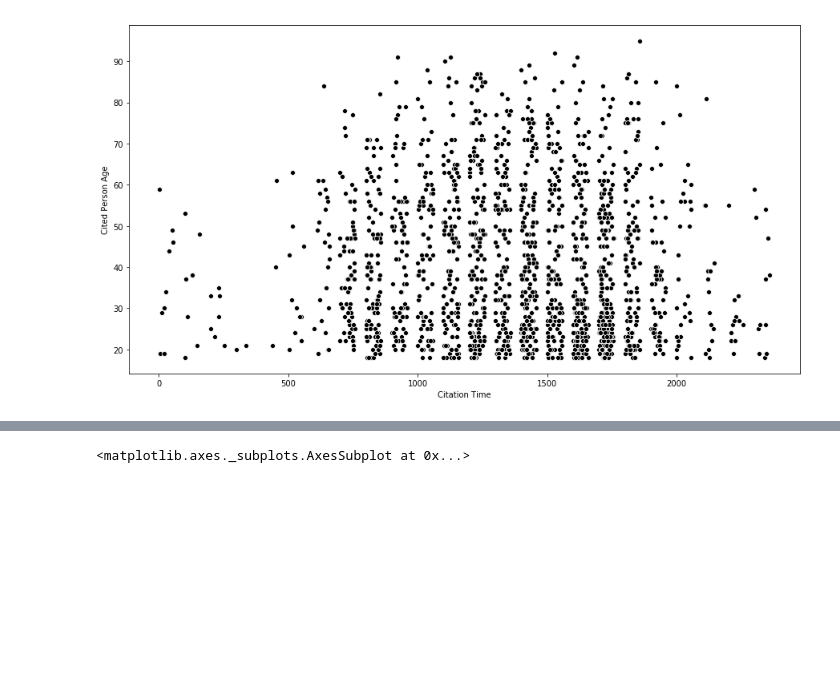
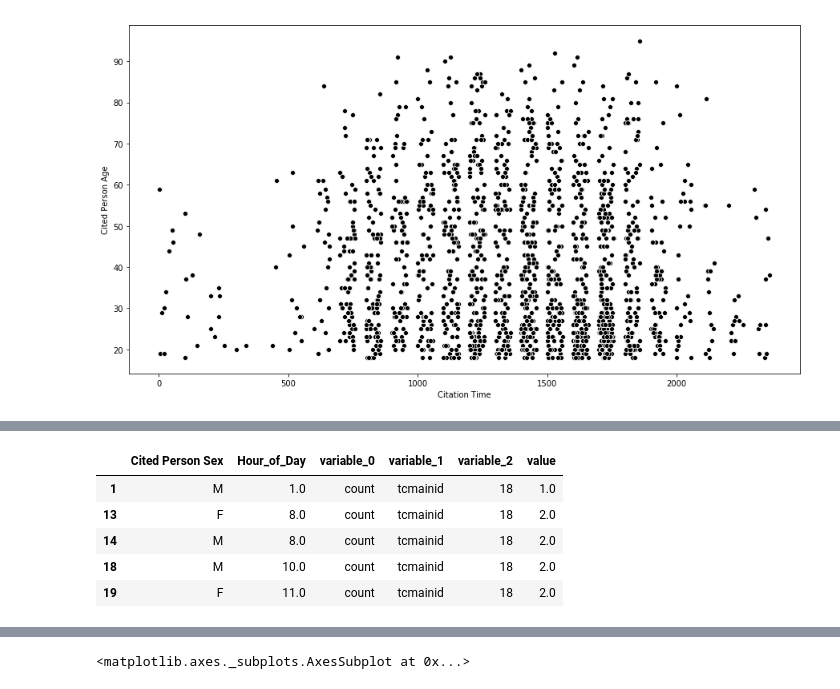
Before and after one commit to mrkjhsn/City-of-Scottsdale-Citations, a Jupyter notebook: Vehicular_Accidents_Visualization.ipynb, the cells around one changed output, grey strips where cells are left out. Saved outputs shown, nothing was run; the diff lists cells and outputs as text; code cells hidden in the pictures; blank space fills up the shorter version.

```diff
--- a/Vehicular_Accidents_Visualization.ipynb
+++ b/Vehicular_Accidents_Visualization.ipynb
@@ -100,0 +125,10 @@ sns.scatterplot(x=vehicular_accidents['Citation Time'],
+# %%
+pivot_table_long = pd.melt(pivot_table, id_vars=['Cited Person Sex', 'Hour_of_Day'], value_vars='count').dropna()
+pivot_table_long.head()
+# %% [output]
+|  | Cited Person Sex | Hour_of_Day | variable_0 | variable_1 | variable_2 | value |
+| 1 | M | 1.0 | count | tcmainid | 18 | 1.0 |
+| 13 | F | 8.0 | count | tcmainid | 18 | 2.0 |
+| 14 | M | 8.0 | count | tcmainid | 18 | 2.0 |
+| 18 | M | 10.0 | count | tcmainid | 18 | 2.0 |
+| 19 | F | 11.0 | count | tcmainid | 18 | 2.0 |
```
Also changed, not shown: parts of 5 cells of this notebook.
